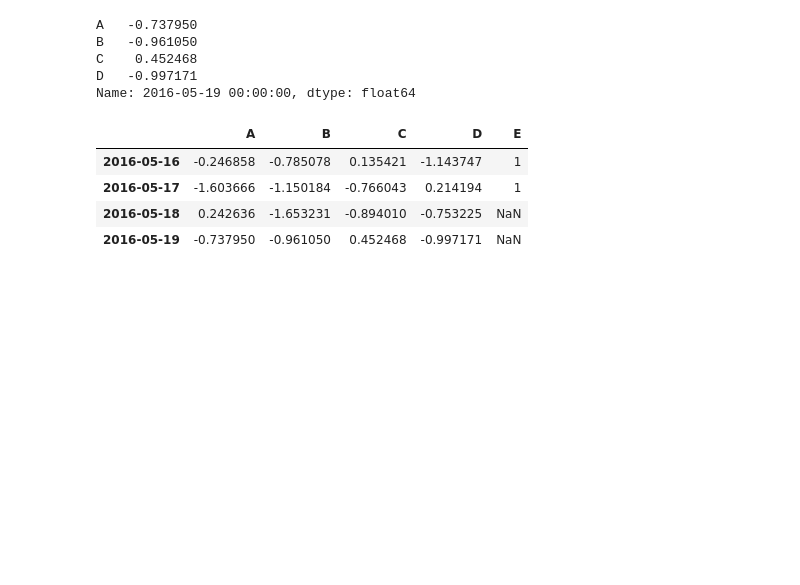
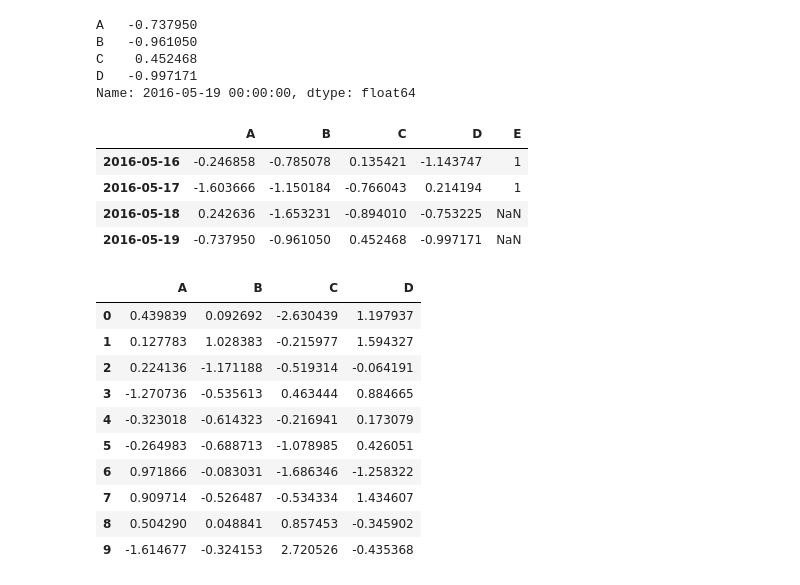
Before and after one commit to charleszster/hungry-bh, a Jupyter notebook: Untitled.ipynb, the cells around one changed output. Cells and saved outputs as stored; diff of their text form; code cells hidden in the pictures; blank space fills up the shorter version.

```diff
--- a/Untitled.ipynb
+++ b/Untitled.ipynb
@@ -122,3 +122,19 @@ df1
 | 2016-05-17 | -1.603666 | -1.150184 | -0.766043 | 0.214194 | 1 |
 | 2016-05-18 | 0.242636 | -1.653231 | -0.894010 | -0.753225 | NaN |
 | 2016-05-19 | -0.737950 | -0.961050 | 0.452468 | -0.997171 | NaN |
+# %%
+df=pd.DataFrame(np.random.randn(10,4), columns=['A','B','C','D'])
+# %%
+df
+# %% [output]
+|  | A | B | C | D |
+| 0 | 0.439839 | 0.092692 | -2.630439 | 1.197937 |
+| 1 | 0.127783 | 1.028383 | -0.215977 | 1.594327 |
+| 2 | 0.224136 | -1.171188 | -0.519314 | -0.064191 |
+| 3 | -1.270736 | -0.535613 | 0.463444 | 0.884665 |
+| 4 | -0.323018 | -0.614323 | -0.216941 | 0.173079 |
+| 5 | -0.264983 | -0.688713 | -1.078985 | 0.426051 |
+| 6 | 0.971866 | -0.083031 | -1.686346 | -1.258322 |
+| 7 | 0.909714 | -0.526487 | -0.534334 | 1.434607 |
+| 8 | 0.504290 | 0.048841 | 0.857453 | -0.345902 |
+| 9 | -1.614677 | -0.324153 | 2.720526 | -0.435368 |
```
Also changed, not shown: parts of 22 cells of this notebook, 3 other files.
